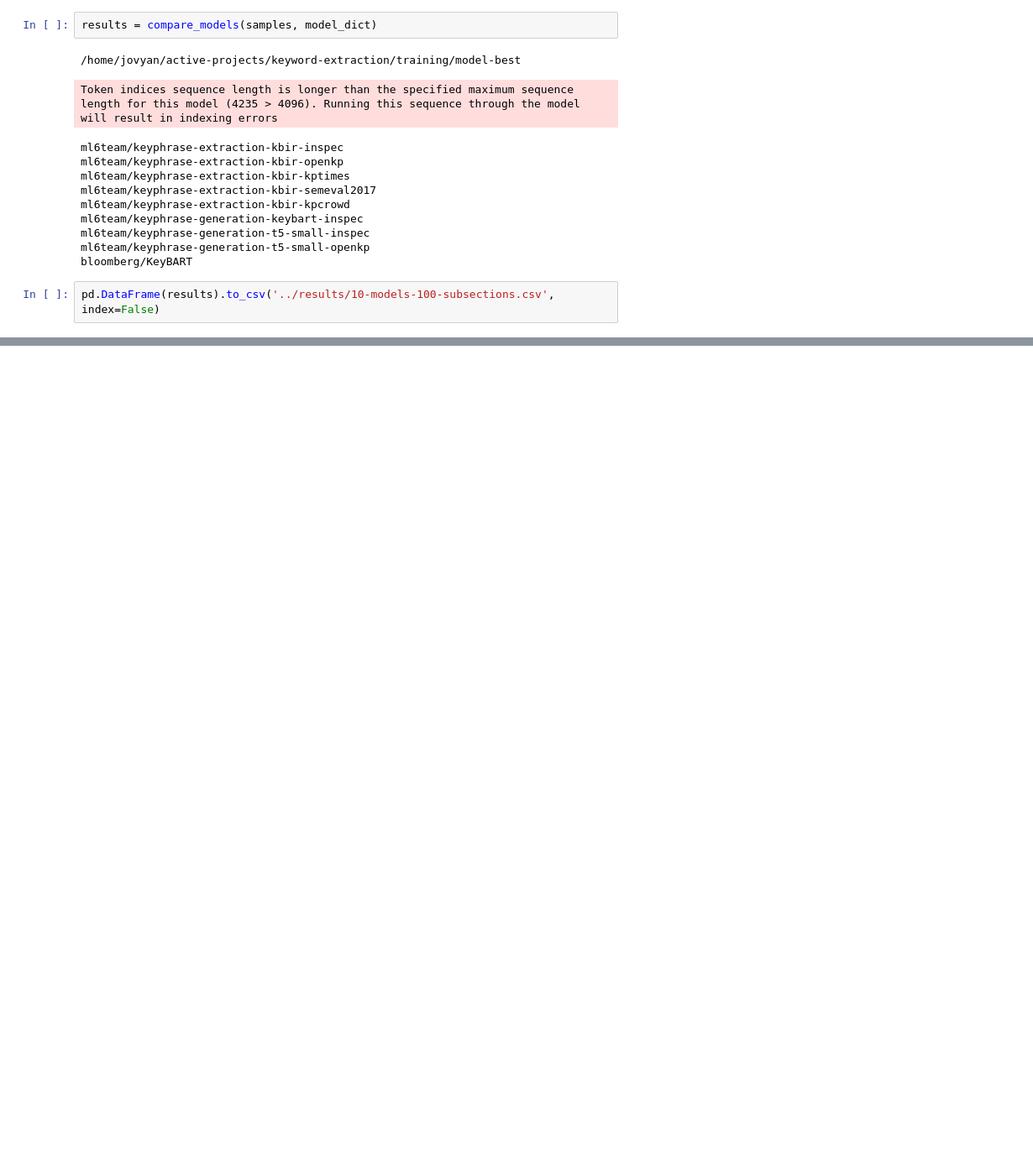
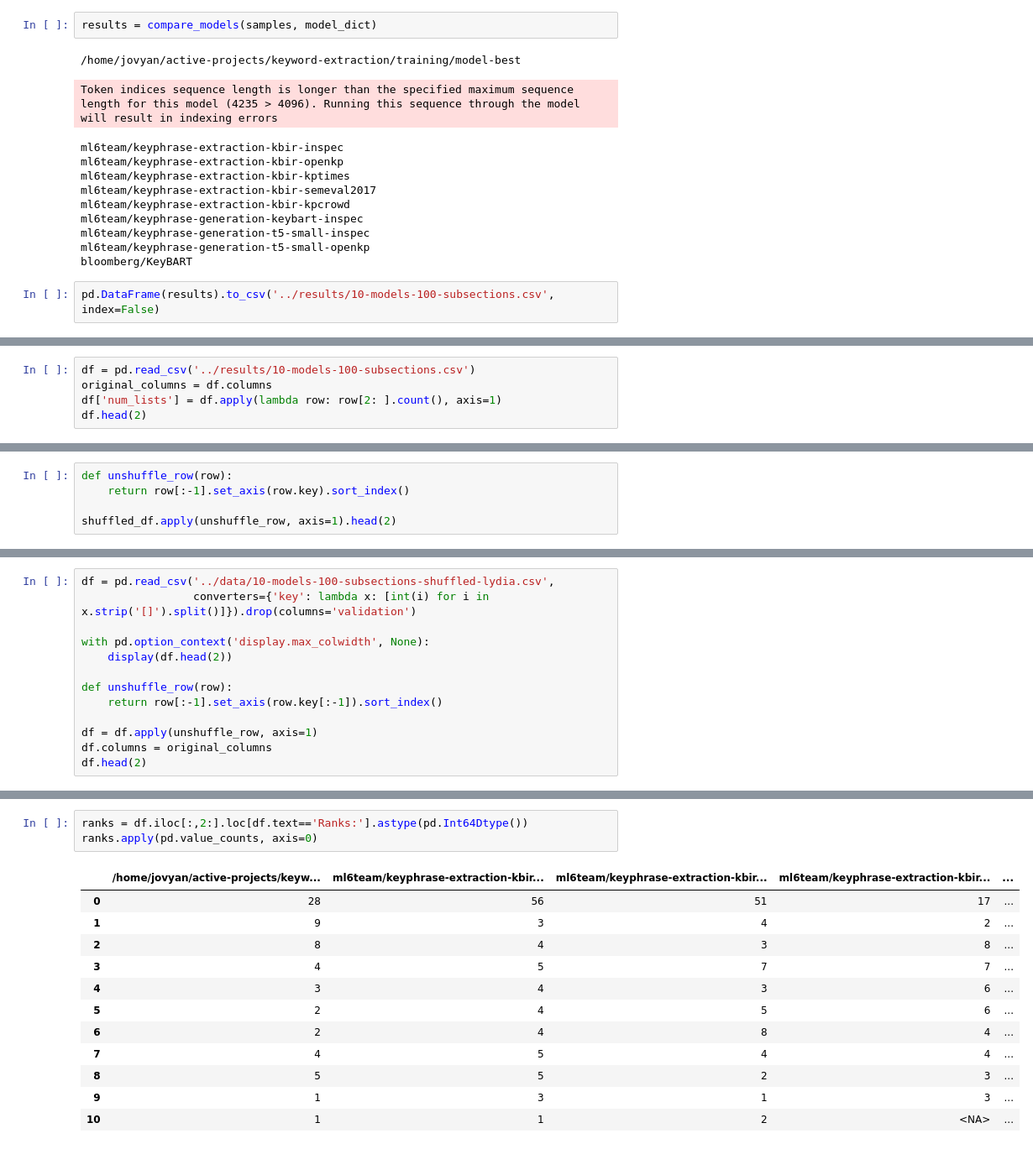
Before and after one commit to langdonholmes/keyword_extraction, a Jupyter notebook: src/test_hf_keyterm_models.ipynb, the cells around one changed output, grey strips where cells are left out. Shown at 84% size. Drawn from its saved outputs; the diff is of its cells as text; blank space fills up the shorter version.

```diff
--- a/src/test_hf_keyterm_models.ipynb
+++ b/src/test_hf_keyterm_models.ipynb
@@ -192,0 +175,5 @@ results_df.to_csv('../results/keyterms_by_model.csv', index=False)
+# %%
+df = pd.read_csv('../results/10-models-100-subsections.csv')
+original_columns = df.columns
+df['num_lists'] = df.apply(lambda row: row[2: ].count(), axis=1)
+df.head(2)
@@ -192,0 +208,5 @@ results_df.to_csv('../results/keyterms_by_model.csv', index=False)
+# %%
+def unshuffle_row(row):
+    return row[:-1].set_axis(row.key).sort_index()
+
+shuffled_df.apply(unshuffle_row, axis=1).head(2)
@@ -192,0 +238,13 @@ results_df.to_csv('../results/keyterms_by_model.csv', index=False)
+# %%
+df = pd.read_csv('../data/10-models-100-subsections-shuffled-lydia.csv',
+                 converters={'key': lambda x: [int(i) for i in x.strip('[]').split()]}).drop(columns='validation')
+
+with pd.option_context('display.max_colwidth', None):
+    display(df.head(2))
+
+def unshuffle_row(row):
+    return row[:-1].set_axis(row.key[:-1]).sort_index()
+
+df = df.apply(unshuffle_row, axis=1)
+df.columns = original_columns
+df.head(2)
@@ -192,0 +258,16 @@ results_df.to_csv('../results/keyterms_by_model.csv', index=False)
+# %%
+ranks = df.iloc[:,2:].loc[df.text=='Ranks:'].astype(pd.Int64Dtype())
+ranks.apply(pd.value_counts, axis=0)
+# %% [output]
+|  | /home/jovyan/active-projects/keyw... | ml6team/keyphrase-extraction-kbir... | ml6team/keyphrase-extraction-kbir... | ml6team/keyphrase-extraction-kbir... | ... |
+| 0 | 28 | 56 | 51 | 17 | ... |
+| 1 | 9 | 3 | 4 | 2 | ... |
+| 2 | 8 | 4 | 3 | 8 | ... |
+| 3 | 4 | 5 | 7 | 7 | ... |
+| 4 | 3 | 4 | 3 | 6 | ... |
+| 5 | 2 | 4 | 5 | 6 | ... |
+| 6 | 2 | 4 | 8 | 4 | ... |
+| 7 | 4 | 5 | 4 | 4 | ... |
+| 8 | 5 | 5 | 2 | 3 | ... |
+| 9 | 1 | 3 | 1 | 3 | ... |
+| 10 | 1 | 1 | 2 | <NA> | ... |
```
Also changed, not shown: parts of 14 cells of this notebook, 5 other files.
